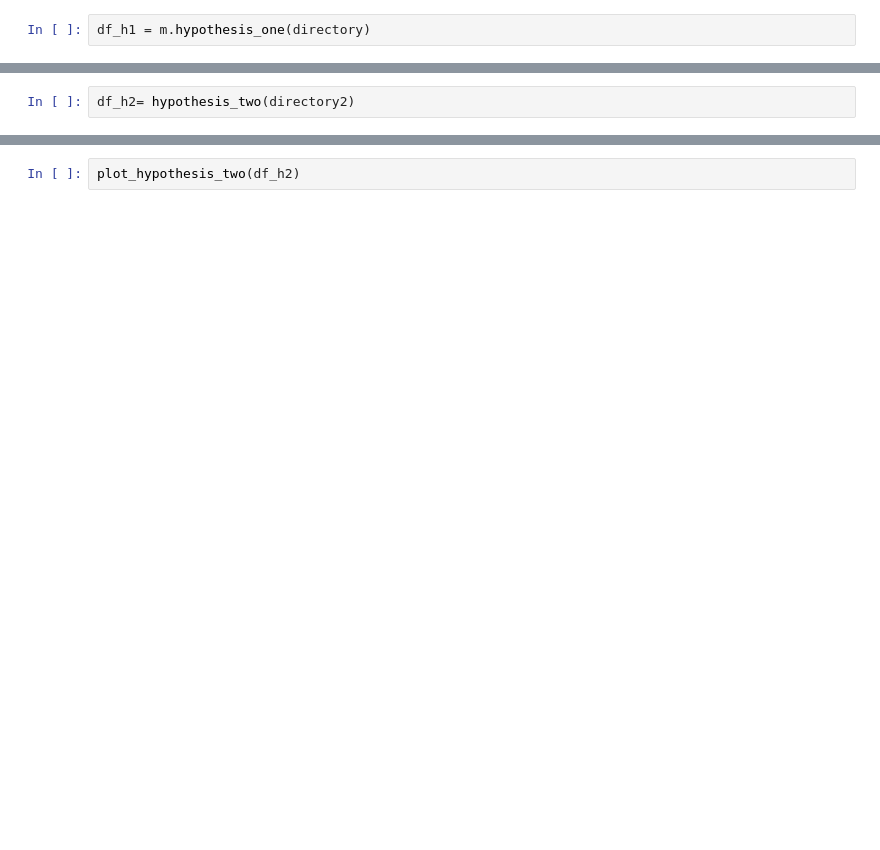
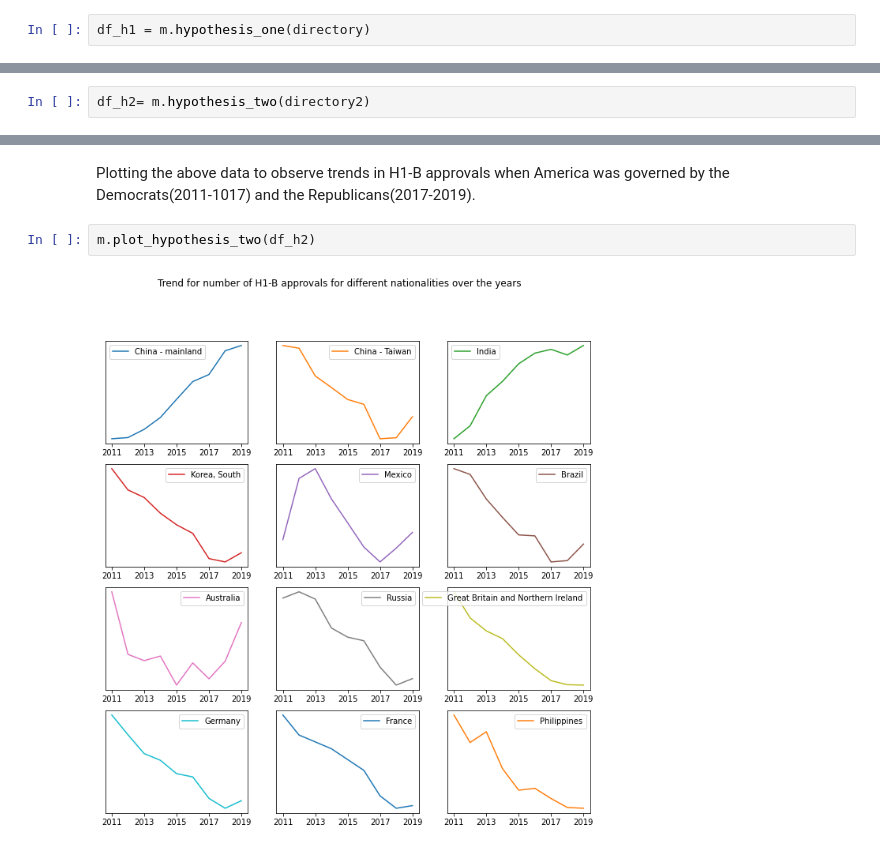
Before and after one commit to Surb22/2021_Spring_finals-1, a Jupyter notebook: main.ipynb, the cells around one changed output, grey strips where cells are left out. Cells and saved outputs as stored; diff of their text form; blank space fills up the shorter version.

```diff
--- a/main.ipynb
+++ b/main.ipynb
@@ -22,2 +58,2 @@ plot_hypothesis_one(df_h1)
 # %%
-df_h2= hypothesis_two(directory2)
+df_h2= m.hypothesis_two(directory2)
@@ -26,2 +78,6 @@ df_h2
-# %%
-plot_hypothesis_two(df_h2)
+# %% [markdown]
+Plotting the above data to observe trends in H1-B approvals when America was governed by the Democrats(2011-1017) and the Republicans(2017-2019).
+# %%
+m.plot_hypothesis_two(df_h2)
+# %% [output]
+[figure, added]
```
Also changed, not shown: parts of 26 cells of this notebook, 1 other file.
